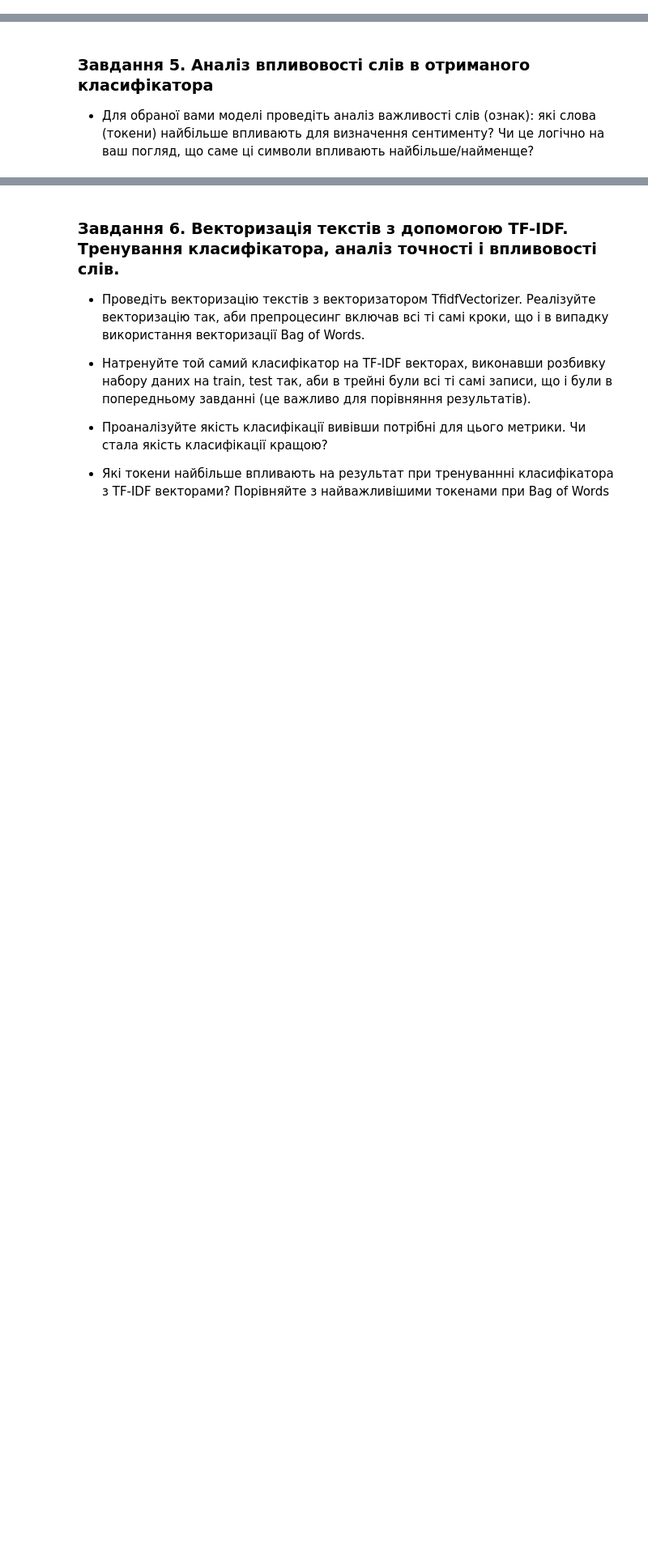
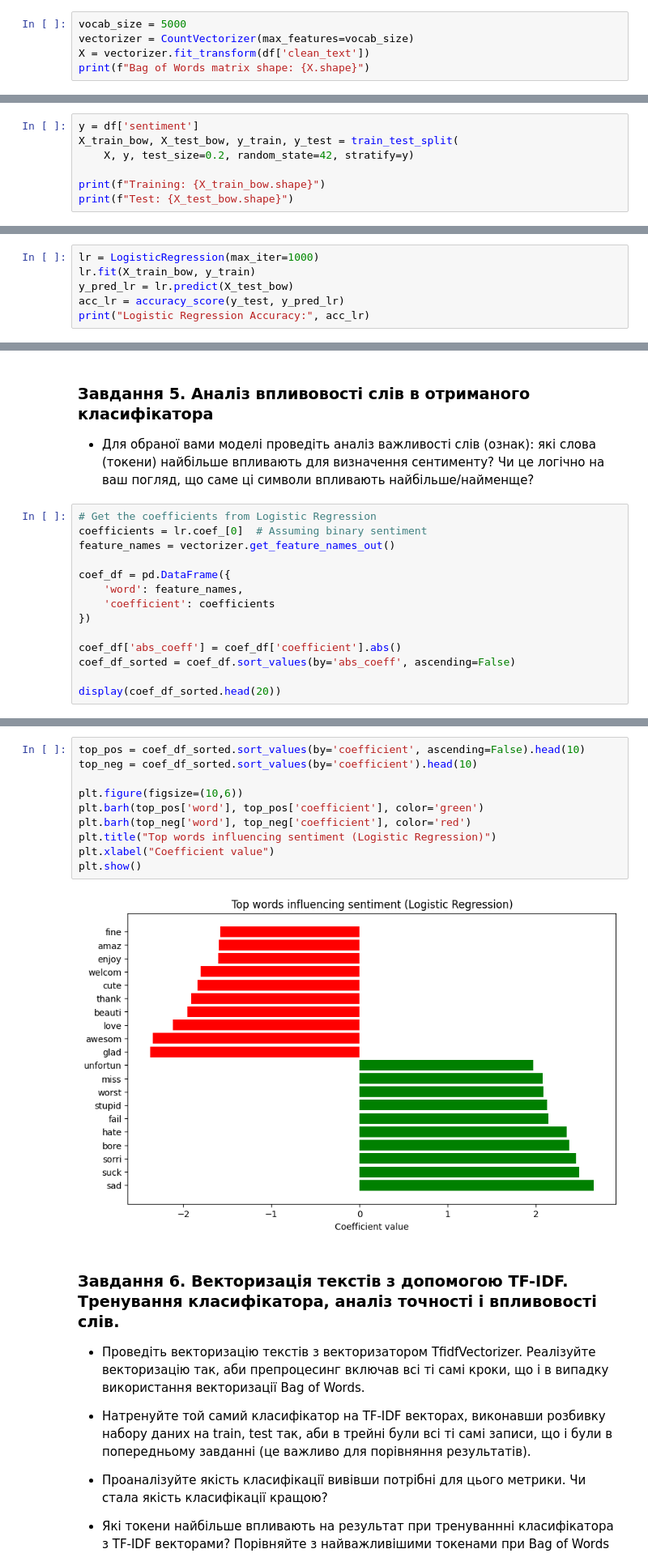
Before and after one commit to LiubovRev/Fake-News-Detector, a Jupyter notebook: nlp_classification/HW_NLP_Classification.ipynb, the cells around one changed output, grey strips where cells are left out. Shown at 81% size. Saved outputs shown, nothing was run; the diff lists cells and outputs as text; blank space fills up the shorter version.

```diff
--- a/nlp_classification/HW_NLP_Classification.ipynb
+++ b/nlp_classification/HW_NLP_Classification.ipynb
@@ -41,0 +220,5 @@
+# %%
+vocab_size = 5000
+vectorizer = CountVectorizer(max_features=vocab_size)
+X = vectorizer.fit_transform(df['clean_text'])
+print(f"Bag of Words matrix shape: {X.shape}")
@@ -46,3 +338,10 @@
 - Навчіть класифікатор (наприклад, Logistic Regression, Decision Tree або один з алгоритмів бустингу) на даних, векторизованих методом bag-of-words. Спробуйте кілька моделей і оберіть найбільш точну :)
 - Виведіть інформацію, яка дає можливість оцінити якість класифікації.
 - Оцініть якість фінальної класифікації: вона хороша чи не дуже?
+# %%
+y = df['sentiment']
+X_train_bow, X_test_bow, y_train, y_test = train_test_split(
+    X, y, test_size=0.2, random_state=42, stratify=y)
+
+print(f"Training: {X_train_bow.shape}")
+print(f"Test: {X_test_bow.shape}")
@@ -48,0 +351,6 @@
+# %%
+lr = LogisticRegression(max_iter=1000)
+lr.fit(X_train_bow, y_train)
+y_pred_lr = lr.predict(X_test_bow)
+acc_lr = accuracy_score(y_test, y_pred_lr)
+print("Logistic Regression Accuracy:", acc_lr)
@@ -50,3 +450,17 @@
 ### Завдання 5. Аналіз впливовості слів в отриманого класифікатора
 
 - Для обраної вами моделі проведіть аналіз важливості слів (ознак): які слова (токени) найбільше впливають для визначення сентименту? Чи це логічно на ваш погляд, що саме ці символи впливають найбільше/найменще?
+# %%
+# Get the coefficients from Logistic Regression
+coefficients = lr.coef_[0]  # Assuming binary sentiment
+feature_names = vectorizer.get_feature_names_out()
+
+coef_df = pd.DataFrame({
+    'word': feature_names,
+    'coefficient': coefficients
+})
+
+coef_df['abs_coeff'] = coef_df['coefficient'].abs()
+coef_df_sorted = coef_df.sort_values(by='abs_coeff', ascending=False)
+
+display(coef_df_sorted.head(20))
@@ -53,3 +485,15 @@
+# %%
+top_pos = coef_df_sorted.sort_values(by='coefficient', ascending=False).head(10)
+top_neg = coef_df_sorted.sort_values(by='coefficient').head(10)
+
+plt.figure(figsize=(10,6))
+plt.barh(top_pos['word'], top_pos['coefficient'], color='green')
+plt.barh(top_neg['word'], top_neg['coefficient'], color='red')
+plt.title("Top words influencing sentiment (Logistic Regression)")
+plt.xlabel("Coefficient value")
+plt.show()
+# %% [output]
+[figure, added]
 # %% [markdown]
 ### Завдання 6. Векторизація текстів з допомогою TF-IDF. Тренування класифікатора, аналіз точності і впливовості слів.
 
```
Also changed, not shown: parts of 42 cells of this notebook.
